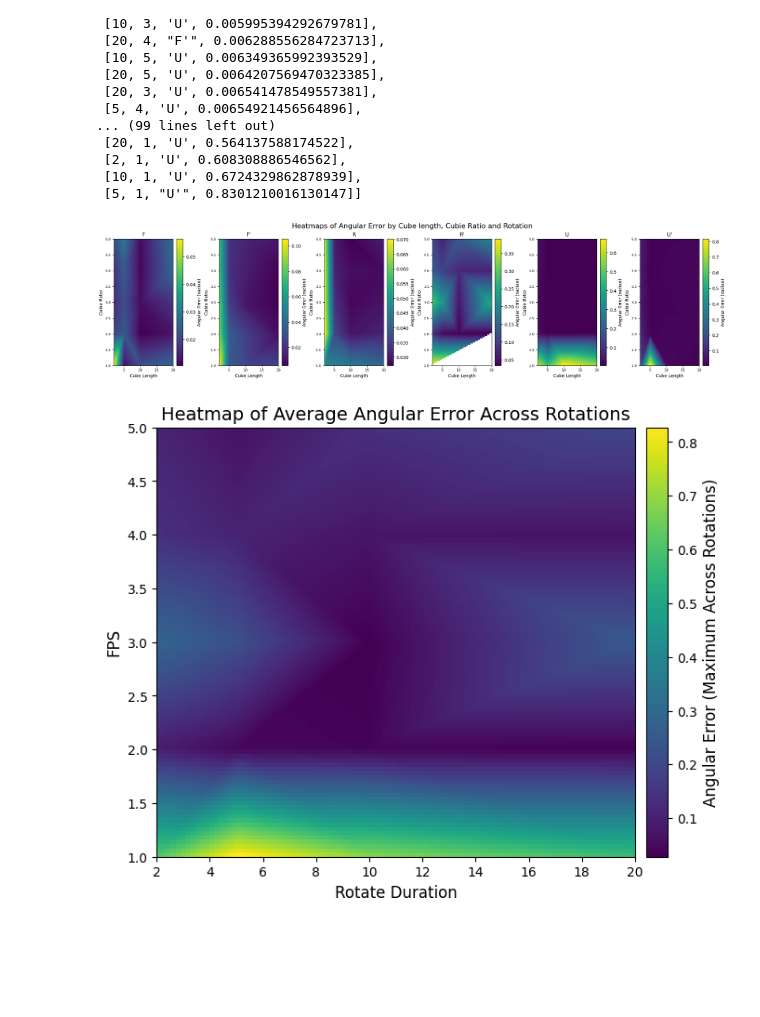
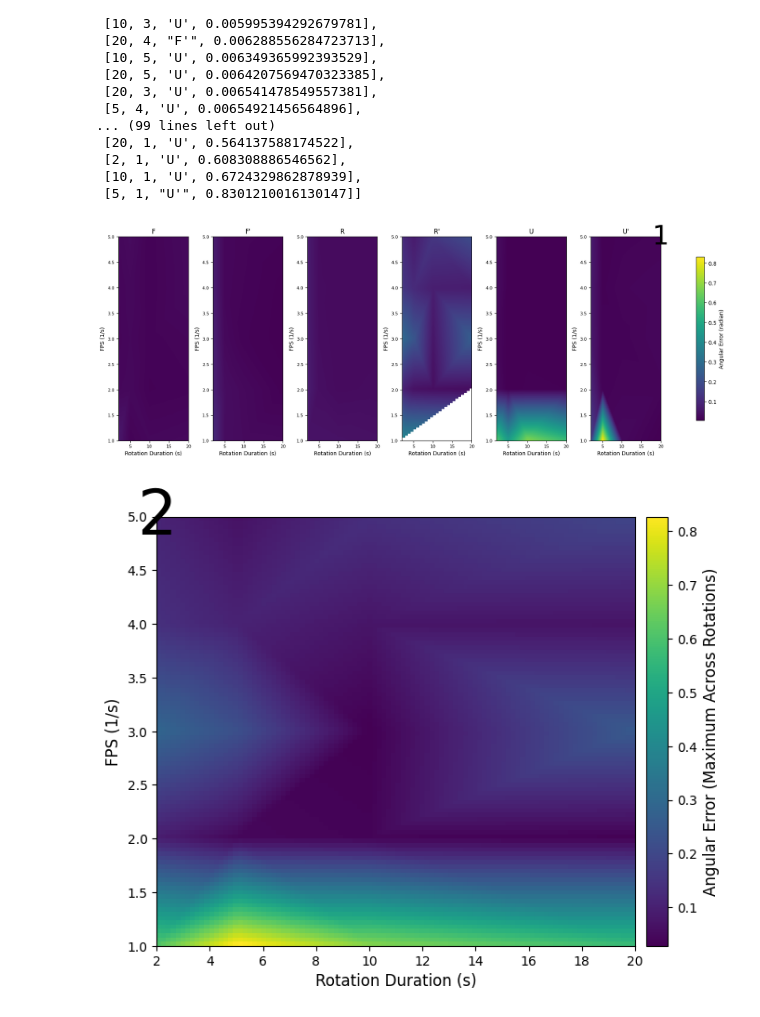
Before and after one commit to rayeugene/mirrorcubebot, a Jupyter notebook: experiment/rotate_duration_fps_analysis.ipynb, the cells around one changed output. Saved outputs shown, nothing was run; the diff lists cells and outputs as text; code cells hidden in the pictures; blank space fills up the shorter version.

Commit message:
image generated

```diff
--- a/experiment/rotate_duration_fps_analysis.ipynb
+++ b/experiment/rotate_duration_fps_analysis.ipynb
@@ -53,44 +90,65 @@ fps_grid = np.linspace(min(fps), max(fps), 100)
 grid_x, grid_y = np.meshgrid(rotate_duration_grid, fps_grid)
 
 # Create heatmaps for each rotation
-fig, axes = plt.subplots(1, len(unique_rotations), figsize=(20, 5), constrained_layout=True)
+fig, axes = plt.subplots(1, len(unique_rotations), figsize=(16, 6), constrained_layout=True)
+
+# Store the min and max values of the error for consistent scaling
+vmin = np.min(error)
+vmax = np.max(error)
+
 for i, rotation in enumerate(unique_rotations):
     # Mask data for the current rotation
     mask = rotations == rotation
     grid_z = griddata(
         (rotate_duration[mask], fps[mask]), error[mask],
         (grid_x, grid_y), method='linear'
     )
 
     # Plot heatmap
     ax = axes[i]
     heatmap = ax.imshow(
         grid_z,
         extent=[
             min(rotate_duration), max(rotate_duration),
             min(fps), max(fps)
         ],
         origin='lower',
         aspect='auto',
-        cmap='viridis'
+        cmap='viridis',
+        vmin=vmin,
+        vmax=vmax  # Use consistent color scale
     )
 
     # Titles and labels
     ax.set_title(f'{rotation}', fontsize=12)
-    ax.set_xlabel('Cube Length', fontsize=10)
-    ax.set_ylabel('Cubie Ratio', fontsize=10)
+    ax.set_xlabel('Rotation Duration (s)', fontsize=10)
+    ax.set_ylabel('FPS (1/s)', fontsize=10)
     ax.tick_params(axis='both', which='major', labelsize=8)
 
-    # Add color bar
-    cbar = plt.colorbar(heatmap, ax=ax, orientation='vertical', pad=0.02)
-    cbar.set_label('Angular Error (radian)', fontsize=10)
+# Add a single colorbar for the entire figure
+cbar = fig.colorbar(
+    heatmap,
+    ax=axes,
+    orientation='vertical',
+    shrink=0.8,  # Adjust the colorbar size
+    pad=0.05  # Adjust the padding
+)
+cbar.set_label('Angular Error (radian)', fontsize=10)
 
 # Overall plot title
-fig.suptitle('Heatmaps of Angular Error by Cube length, Cubie Ratio and Rotation', fontsize=16)
-# plt.savefig('error_heatmaps.png', dpi=300)
+# fig.suptitle('Heatmaps of Angular Error by Friction, Spacing over Rotations', fontsize=16)
+plt.text(1, 1, '1',
+     horizontalalignment='center',
+     verticalalignment='center',
+     transform = ax.transAxes,
+     size = 48,
+     color = 'black')
+
+
+# Show the plot
 plt.show()
 # %% [output]
-[figure, old version]
+[figure, new version]
 # %%
 # Data (Replace `results` with your actual data)
 data = results
@@ -139,9 +197,9 @@ heatmap = ax.imshow(
 )
 
 # Add title and axis labels
-ax.set_title('Heatmap of Average Angular Error Across Rotations', fontsize=14)
-ax.set_xlabel('Rotate Duration', fontsize=12)
-ax.set_ylabel('FPS', fontsize=12)
+#ax.set_title('Heatmap of Average Angular Error Across Rotations', fontsize=14)
+ax.set_xlabel('Rotation Duration (s)', fontsize=12)
+ax.set_ylabel('FPS (1/s)', fontsize=12)
 ax.tick_params(axis='both', which='major', labelsize=10)
 
 # Add colorbar
@@ -150,9 +208,16 @@ cbar.set_label('Angular Error (Maximum Across Rotations)', fontsize=12)
 
 # Save the figure
 # plt.savefig('maximum_error_heatmap.png', dpi=300, bbox_inches='tight')
+plt.text(0, 1, '2',
+     horizontalalignment='center',
+     verticalalignment='center',
+     transform = ax.transAxes,
+     size = 48,
+     color = 'black')
+
 plt.show()
 # %% [output]
-[figure, old version]
+[figure, new version]
 # %%
 def avg(x) : return sum(x) / len(x)
 # %%
```
Also changed, not shown: parts of 2 cells of this notebook, 13 other files.
